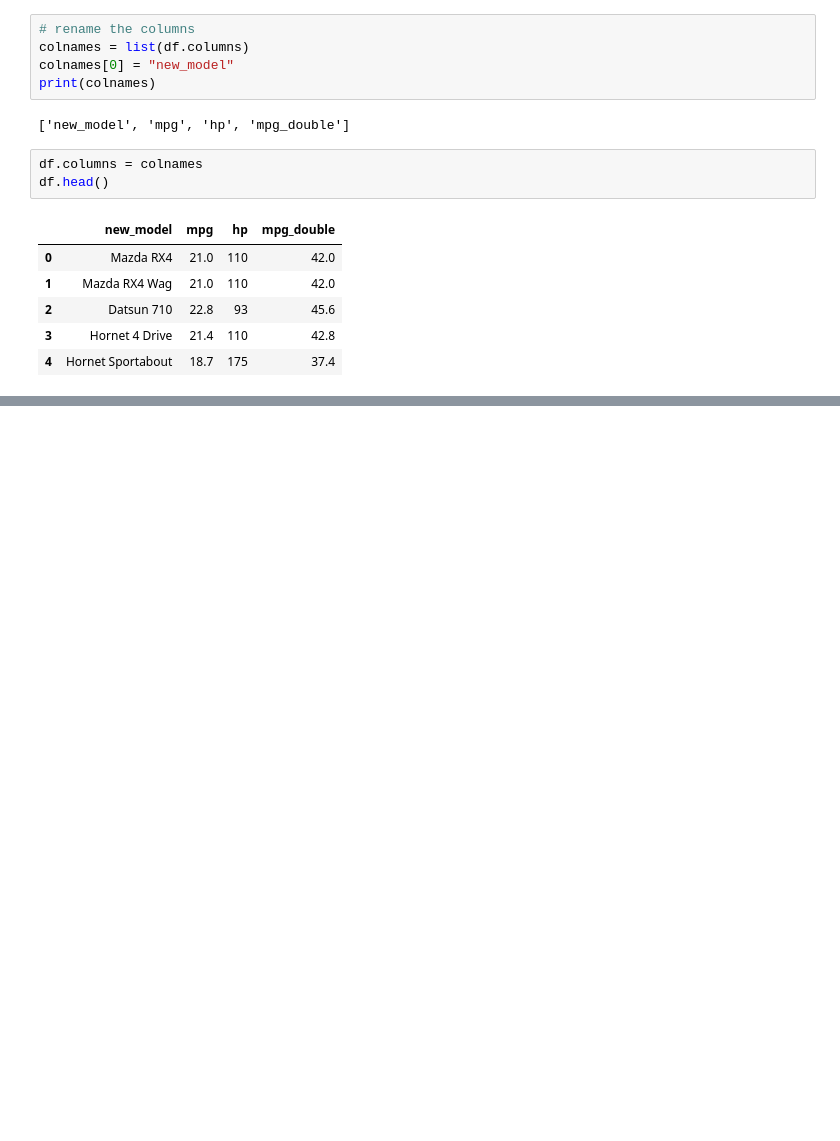
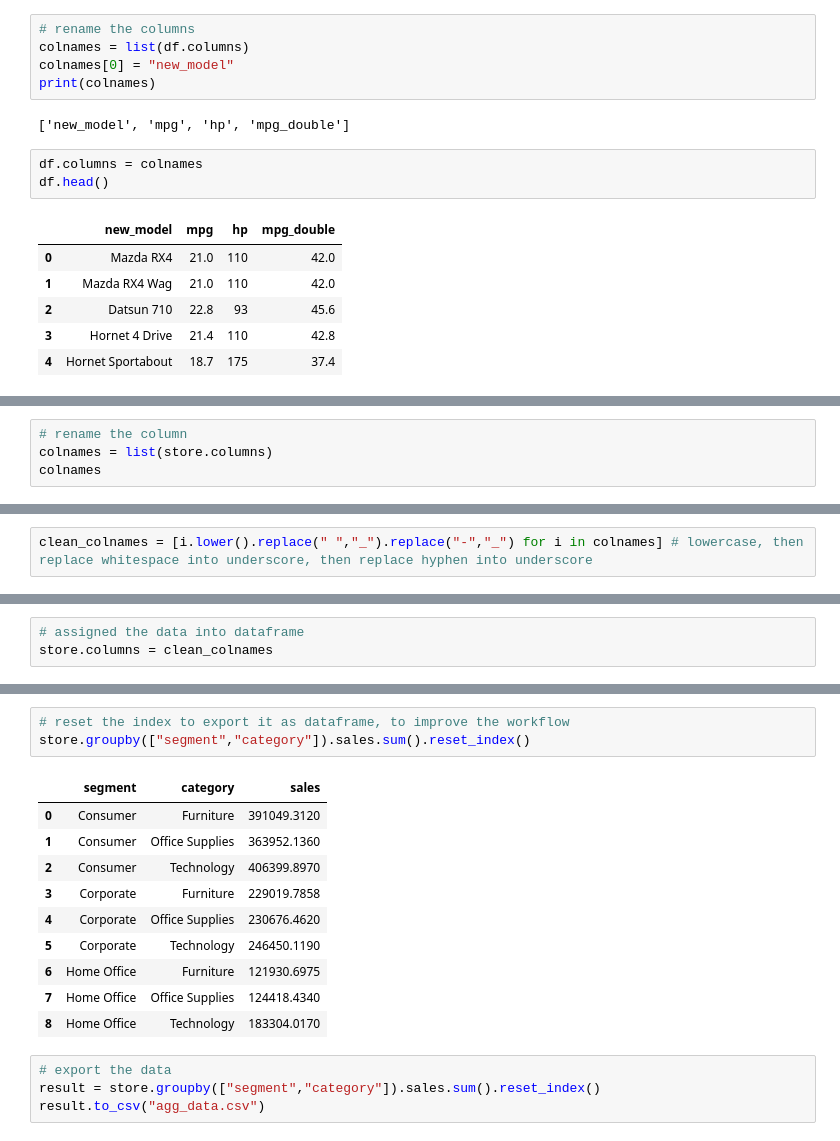
Before and after one commit to gamegtboyz/dtrk_python, a Jupyter notebook: nb_essentialpyfordataanalyst.ipynb, the cells around one changed output, grey strips where cells are left out. Saved outputs shown, nothing was run; the diff lists cells and outputs as text; blank space fills up the shorter version.

```diff
--- a/nb_essentialpyfordataanalyst.ipynb
+++ b/nb_essentialpyfordataanalyst.ipynb
@@ -793,0 +807,4 @@ df[df.mpg >= 30]
+# %%
+# rename the column
+colnames = list(store.columns)
+colnames
@@ -793,0 +829,2 @@ df[df.mpg >= 30]
+# %%
+clean_colnames = [i.lower().replace(" ","_").replace("-","_") for i in colnames] # lowercase, then replace whitespace into underscore, then replace hyphen into underscore
@@ -793,0 +851,3 @@ df[df.mpg >= 30]
+# %%
+# assigned the data into dataframe
+store.columns = clean_colnames
@@ -793,0 +904,18 @@ df[df.mpg >= 30]
+# %%
+# reset the index to export it as dataframe, to improve the workflow
+store.groupby(["segment","category"]).sales.sum().reset_index()
+# %% [output]
+|  | segment | category | sales |
+| 0 | Consumer | Furniture | 391049.3120 |
+| 1 | Consumer | Office Supplies | 363952.1360 |
+| 2 | Consumer | Technology | 406399.8970 |
+| 3 | Corporate | Furniture | 229019.7858 |
+| 4 | Corporate | Office Supplies | 230676.4620 |
+| 5 | Corporate | Technology | 246450.1190 |
+| 6 | Home Office | Furniture | 121930.6975 |
+| 7 | Home Office | Office Supplies | 124418.4340 |
+| 8 | Home Office | Technology | 183304.0170 |
+# %%
+# export the data
+result = store.groupby(["segment","category"]).sales.sum().reset_index()
+result.to_csv("agg_data.csv")
```
Also changed, not shown: parts of 16 cells of this notebook.
